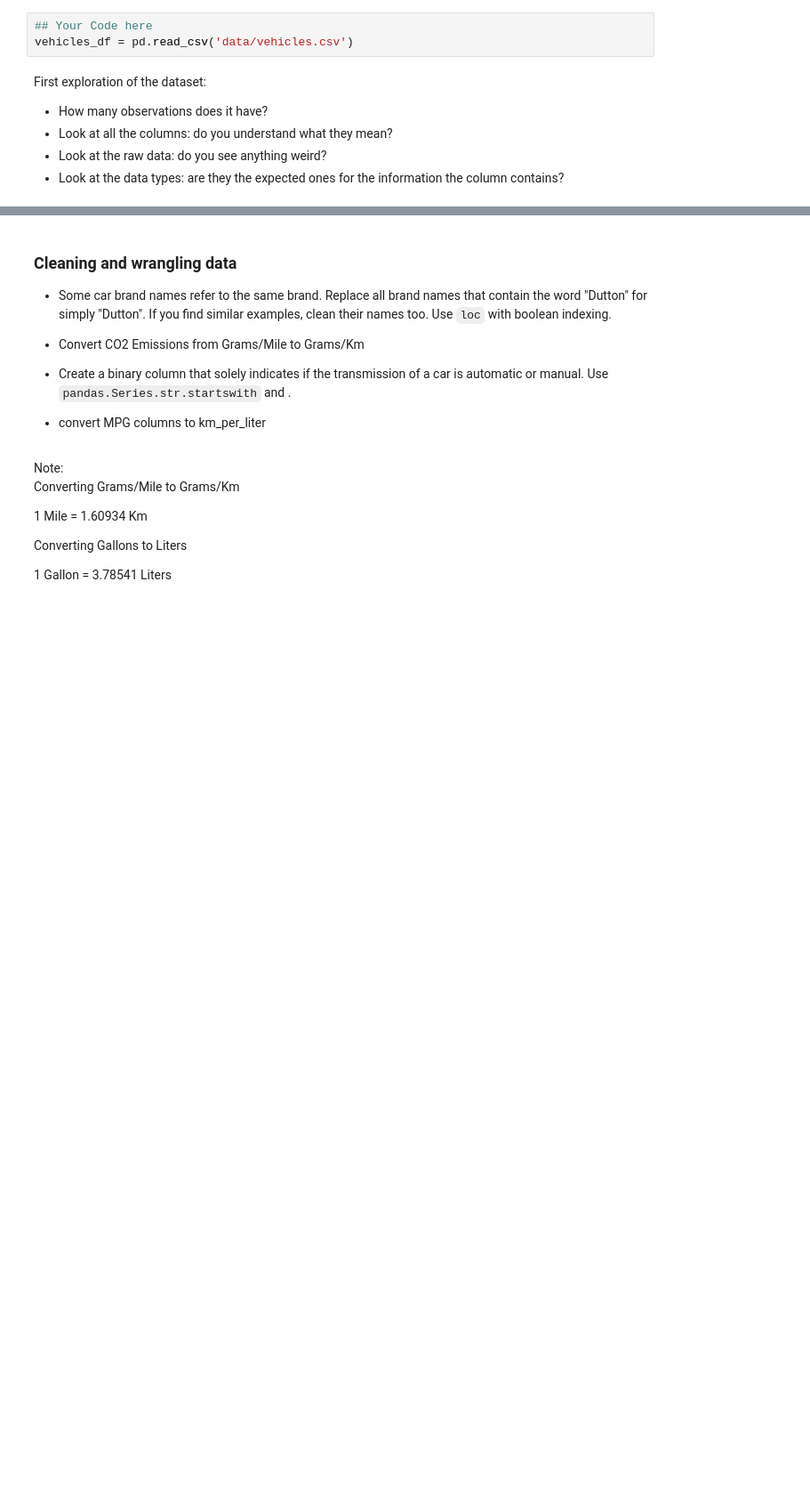
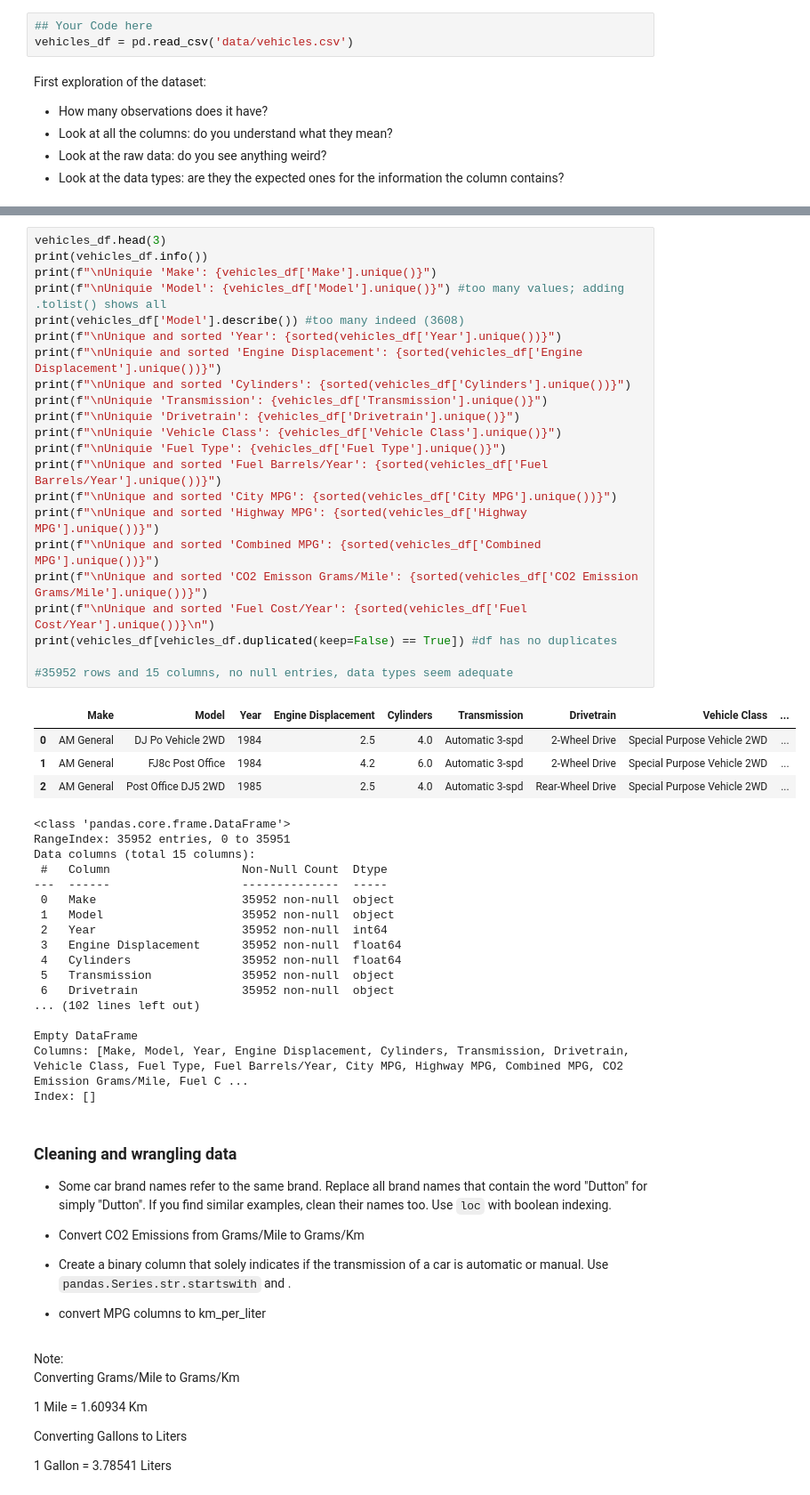
Before and after one commit to vlad-lis/Ironhack-Labs, a Jupyter notebook: Week1/Day5/Lab_Pandas_part_1.ipynb, the cells around one changed output, grey strips where cells are left out. Shown: that part at 89% size. Drawn from its saved outputs; the diff is of its cells as text; blank space fills up the shorter version.

```diff
--- a/Week1/Day5/Lab_Pandas_part_1.ipynb
+++ b/Week1/Day5/Lab_Pandas_part_1.ipynb
@@ -39,3 +22,47 @@ vehicles_df
+# %%
+vehicles_df.head(3)
+print(vehicles_df.info())
+print(f"\nUniquie 'Make': {vehicles_df['Make'].unique()}")
+print(f"\nUniquie 'Model': {vehicles_df['Model'].unique()}") #too many values; adding .tolist() shows all
+print(vehicles_df['Model'].describe()) #too many indeed (3608)
+print(f"\nUnique and sorted 'Year': {sorted(vehicles_df['Year'].unique())}")
+print(f"\nUniquie and sorted 'Engine Displacement': {sorted(vehicles_df['Engine Displacement'].unique())}")
+print(f"\nUnique and sorted 'Cylinders': {sorted(vehicles_df['Cylinders'].unique())}")
+print(f"\nUniquie 'Transmission': {vehicles_df['Transmission'].unique()}")
+print(f"\nUniquie 'Drivetrain': {vehicles_df['Drivetrain'].unique()}")
+print(f"\nUniquie 'Vehicle Class': {vehicles_df['Vehicle Class'].unique()}")
+print(f"\nUniquie 'Fuel Type': {vehicles_df['Fuel Type'].unique()}")
+print(f"\nUnique and sorted 'Fuel Barrels/Year': {sorted(vehicles_df['Fuel Barrels/Year'].unique())}")
+print(f"\nUnique and sorted 'City MPG': {sorted(vehicles_df['City MPG'].unique())}")
+print(f"\nUnique and sorted 'Highway MPG': {sorted(vehicles_df['Highway MPG'].unique())}")
+print(f"\nUnique and sorted 'Combined MPG': {sorted(vehicles_df['Combined MPG'].unique())}")
+print(f"\nUnique and sorted 'CO2 Emisson Grams/Mile': {sorted(vehicles_df['CO2 Emission Grams/Mile'].unique())}")
+print(f"\nUnique and sorted 'Fuel Cost/Year': {sorted(vehicles_df['Fuel Cost/Year'].unique())}\n")
+print(vehicles_df[vehicles_df.duplicated(keep=False) == True]) #df has no duplicates
+
+#35952 rows and 15 columns, no null entries, data types seem adequate
+# %% [output]
+|  | Make | Model | Year | Engine Displacement | Cylinders | Transmission | Drivetrain | Vehicle Class | ... |
+| 0 | AM General | DJ Po Vehicle 2WD | 1984 | 2.5 | 4.0 | Automatic 3-spd | 2-Wheel Drive | Special Purpose Vehicle 2WD | ... |
+| 1 | AM General | FJ8c Post Office | 1984 | 4.2 | 6.0 | Automatic 3-spd | 2-Wheel Drive | Special Purpose Vehicle 2WD | ... |
+| 2 | AM General | Post Office DJ5 2WD | 1985 | 2.5 | 4.0 | Automatic 3-spd | Rear-Wheel Drive | Special Purpose Vehicle 2WD | ... |
+<class 'pandas.core.frame.DataFrame'>
+RangeIndex: 35952 entries, 0 to 35951
+Data columns (total 15 columns):
+ #   Column                   Non-Null Count  Dtype
+---  ------                   --------------  -----
+ 0   Make                     35952 non-null  object
+ 1   Model                    35952 non-null  object
+ 2   Year                     35952 non-null  int64
+ 3   Engine Displacement      35952 non-null  float64
+ 4   Cylinders                35952 non-null  float64
+ 5   Transmission             35952 non-null  object
+ 6   Drivetrain               35952 non-null  object
+... (102 lines left out)
+
+Empty DataFrame
+Columns: [Make, Model, Year, Engine Displacement, Cylinders, Transmission, Drivetrain, Vehicle Class, Fuel Type, Fuel Barrels/Year, City MPG, Highway MPG, Combined MPG, CO2 Emission Grams/Mile, Fuel C ...
+Index: []
 # %% [markdown]
 ### Cleaning and wrangling data
 
```
Also changed, not shown: parts of 15 cells of this notebook.
